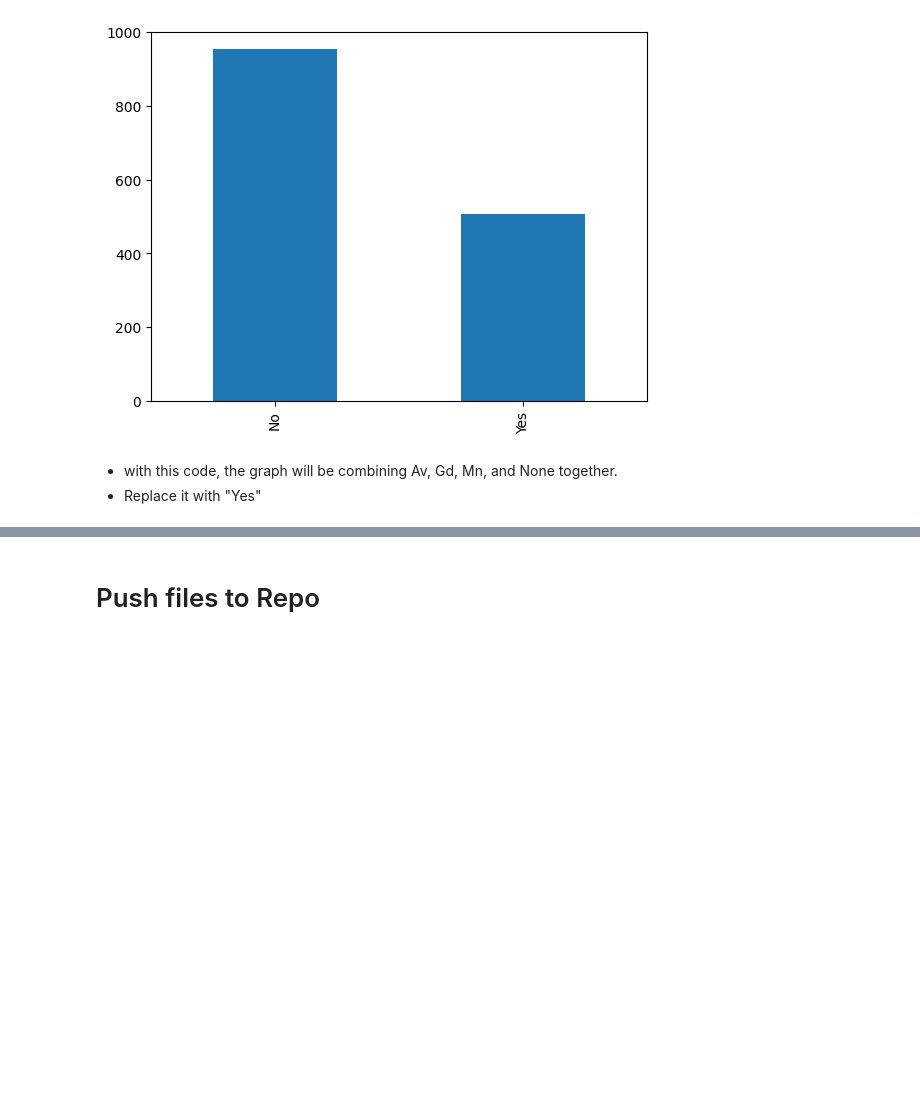
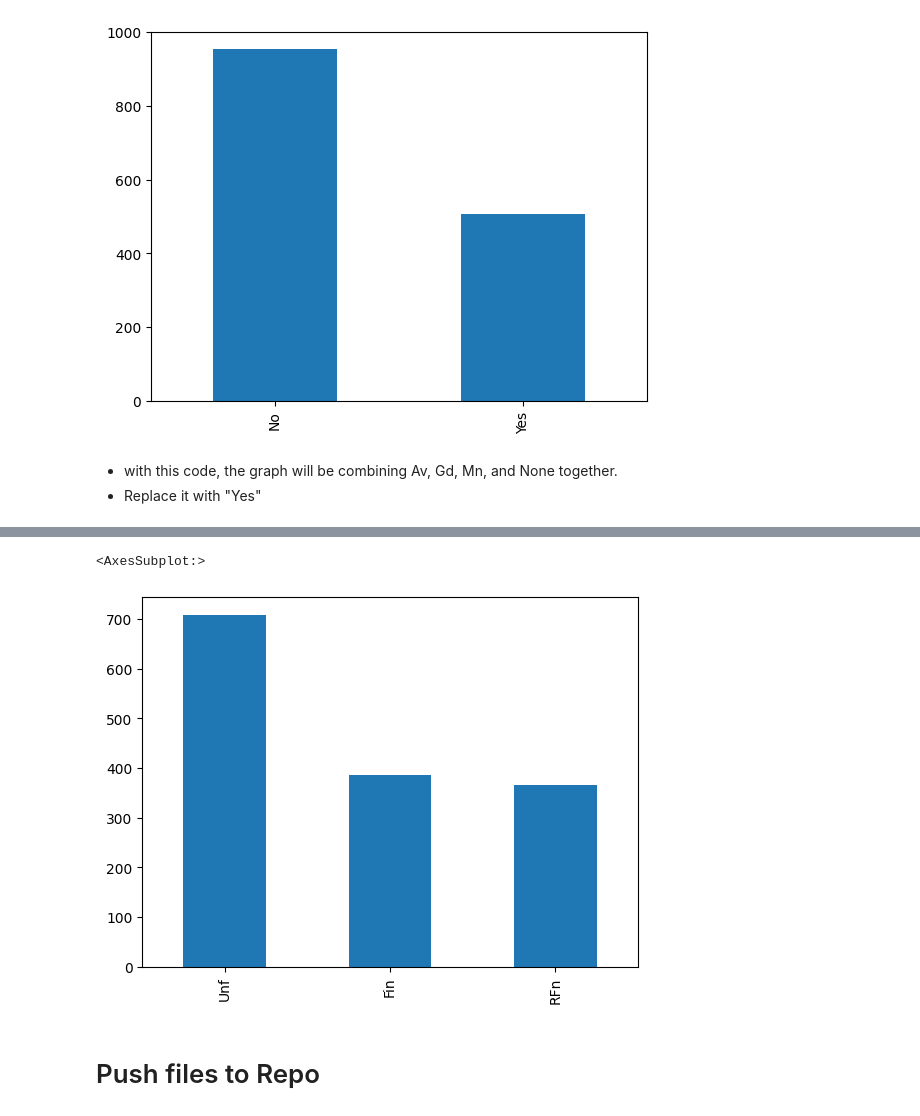
Before and after one commit to TimothyYW/Project_05, a Jupyter notebook: jupyter_notebooks/02 Data_Cleaning.ipynb, the cells around one changed output, grey strips where cells are left out. Saved outputs shown, nothing was run; the diff lists cells and outputs as text; code cells hidden in the pictures; blank space fills up the shorter version.

```diff
--- a/jupyter_notebooks/02 Data_Cleaning.ipynb
+++ b/jupyter_notebooks/02 Data_Cleaning.ipynb
@@ -166,3 +194,10 @@ df['BsmtExposure'].value_counts().plot.bar()
+# %%
+df["GarageFinish"]=df['GarageFinish'].replace({"None":"Fin"})
+# %%
+df["GarageFinish"].value_counts().plot.bar()
+# %% [output]
+<AxesSubplot:>
+[figure, added]
 # %% [markdown]
 # Push files to Repo
 # %% [markdown]
```
Also changed, not shown: parts of 9 cells of this notebook.
